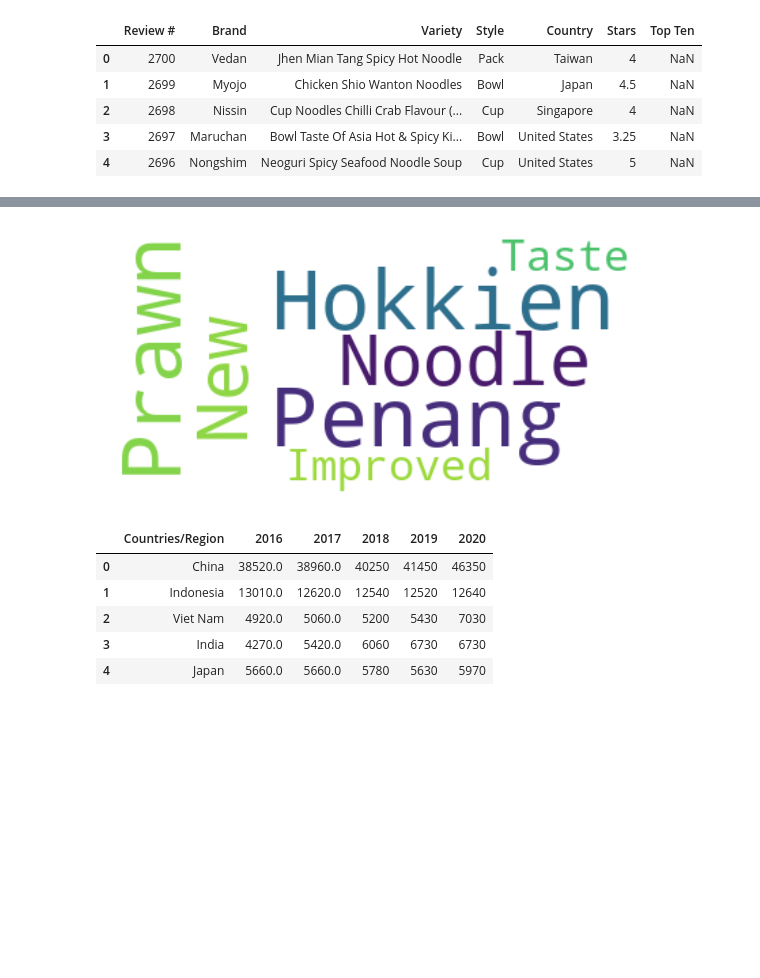
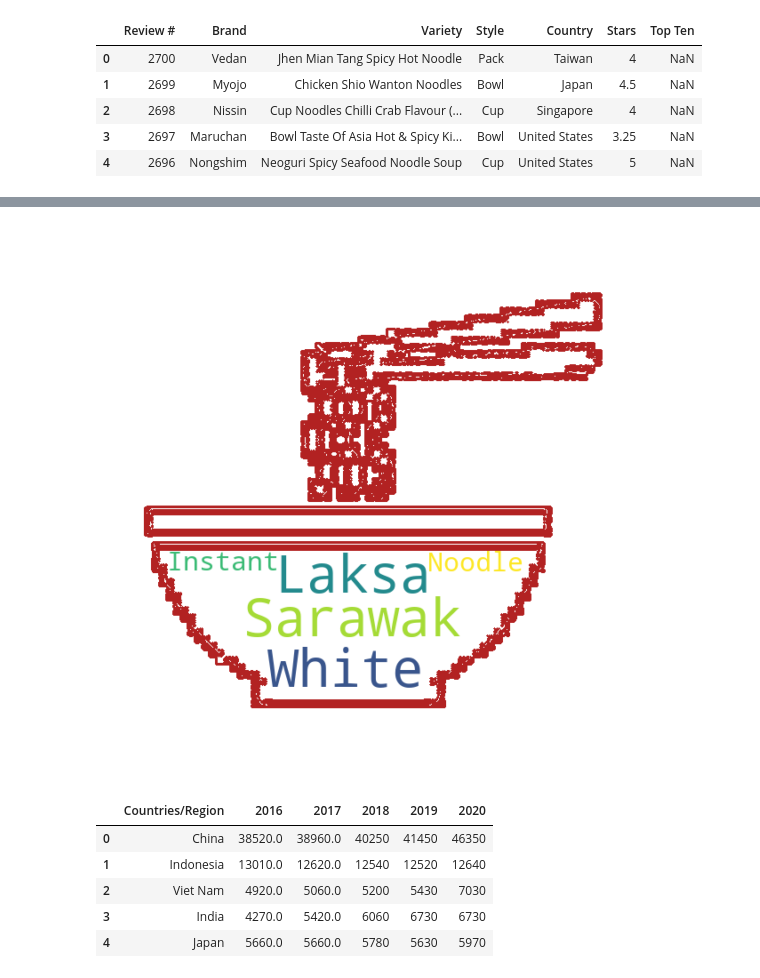
Before and after one commit to Orchhna/data_project, a Jupyter notebook: popular_ramendata.ipynb, the cells around one changed output, grey strips where cells are left out. Drawn from its saved outputs; the diff is of its cells as text; code cells hidden in the pictures; blank space fills up the shorter version.

```diff
--- a/popular_ramendata.ipynb
+++ b/popular_ramendata.ipynb
@@ -89,0 +90,3 @@ print(list_of_variety)
+# %%
+bowl_mask = np.array(Image.open("istockphoto-874666510-612x612.jpg"))
+bowl_mask
@@ -89,0 +101,11 @@ print(list_of_variety)
+# %%
+def transform_format(val):
+    if val == 0:
+        return 255
+    else:
+        return val
+# %%
+transformed_bowl_mask = np.ndarray((bowl_mask.shape[0],bowl_mask.shape[1]),np.int32)
+
+for i in range (len(bowl_mask)):
+    transformed_bowl_mask[i]=list(map(transform_format, bowl_mask[i]))
@@ -90,11 +122,17 @@ print(list_of_variety)
 # %%
-words = list_of_variety[0]
-wordcloud = WordCloud(max_font_size=60,min_word_length=0, min_font_size=12, max_words=100,background_color="white",).generate(words)
-plt.imshow(wordcloud, interpolation='bilinear')
+wc = WordCloud(background_color="white", max_words=1000, mask=transformed_bowl_mask, contour_width= 2, contour_color= 'firebrick',max_font_size=60,min_word_length=0, min_font_size=12)
+
+words = list_of_variety[30]
+wc.generate(words)
+
+wc.to_file("istockphoto-874666510-612x612.jpg")
+
+plt.figure(figsize=[10,10])
+plt.imshow(wc, interpolation='bilinear')
 plt.axis("off")
 plt.show()
 # %% [output]
-[figure, old version]
+[figure, new version]
 # %%
 # Dataset 2 (Ramen Demands)
 # 56 list of countries and their demands for ramen -> digits are in millions
```
Also changed, not shown: parts of 4 cells of this notebook, 1 other file.
